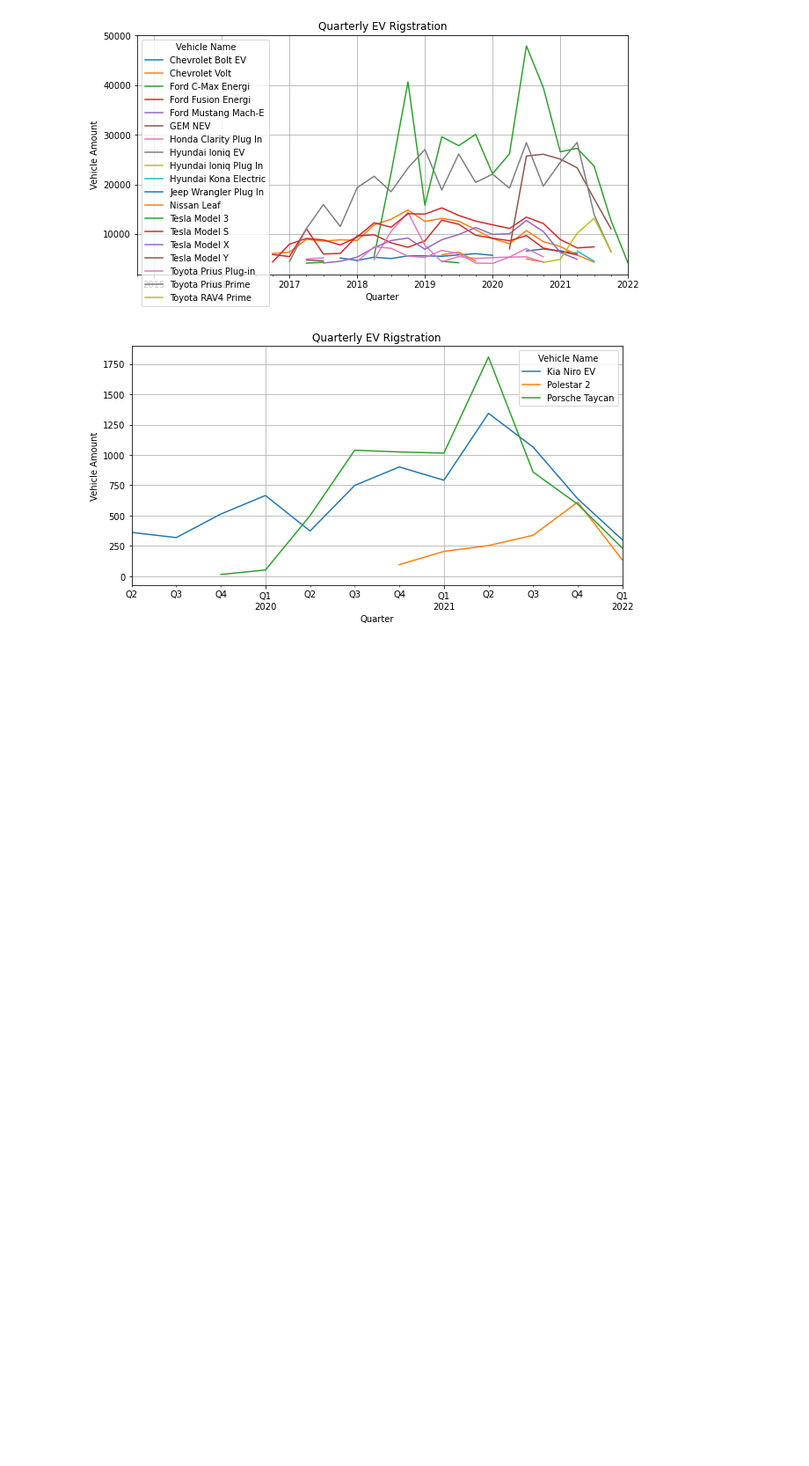
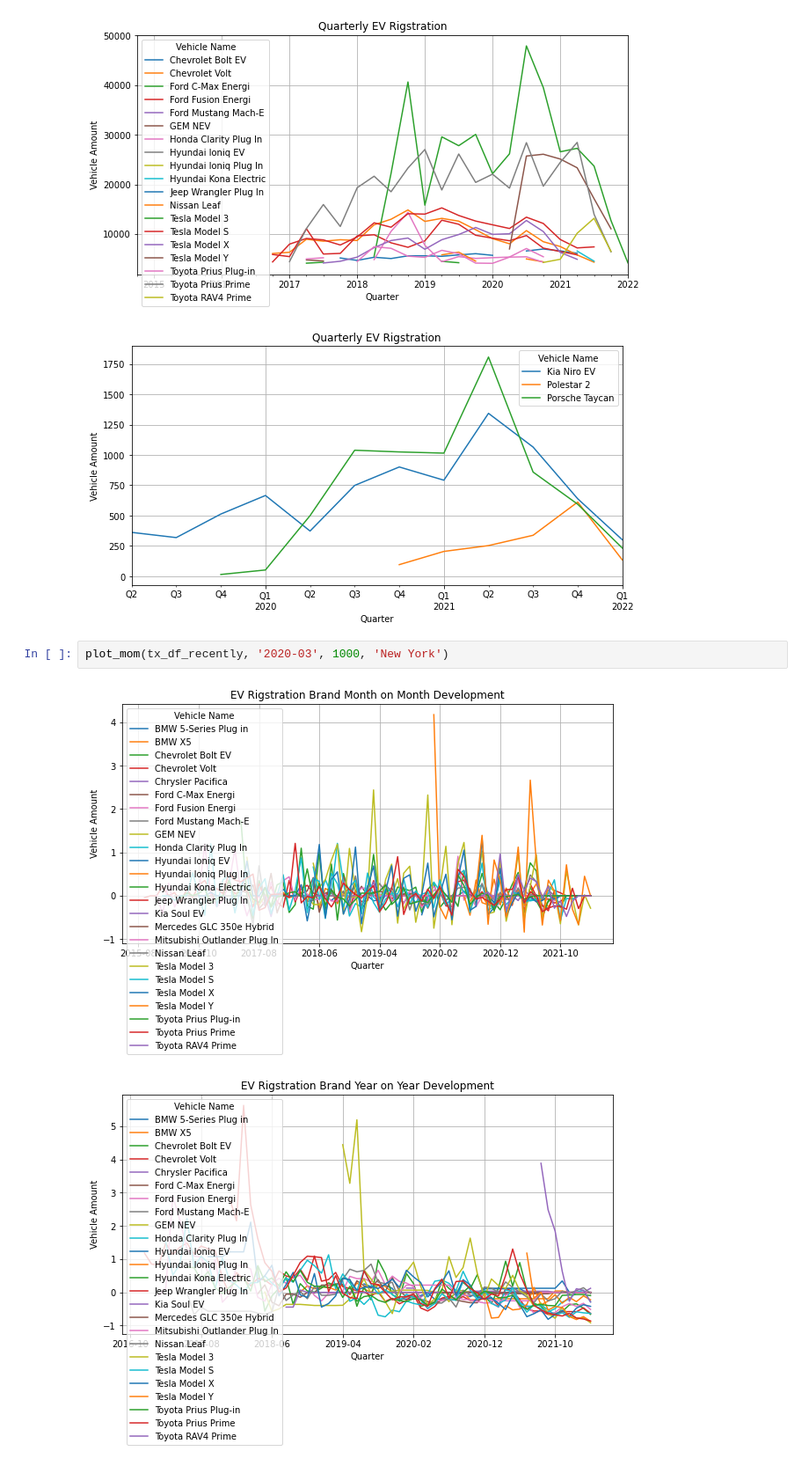
Before and after one commit to MarcccHuuu/2022Spring_Finals_EV, a Jupyter notebook: time-trend-report.ipynb, the cells around one changed output. Shown at 88% size. Drawn from its saved outputs; the diff is of its cells as text; blank space fills up the shorter version.

```diff
--- a/time-trend-report.ipynb
+++ b/time-trend-report.ipynb
@@ -301,3 +268,8 @@ draw_vehicle_quarterly_data(tx_df, ['Porsche Taycan', 'Kia Niro EV', 'Polestar 2
 # %% [output]
 [figure]
 [figure]
+# %%
+plot_mom(tx_df_recently, '2020-03', 1000, 'New York')
+# %% [output]
+[figure, added]
+[figure, added]
```
Also changed, not shown: parts of 21 cells of this notebook.
